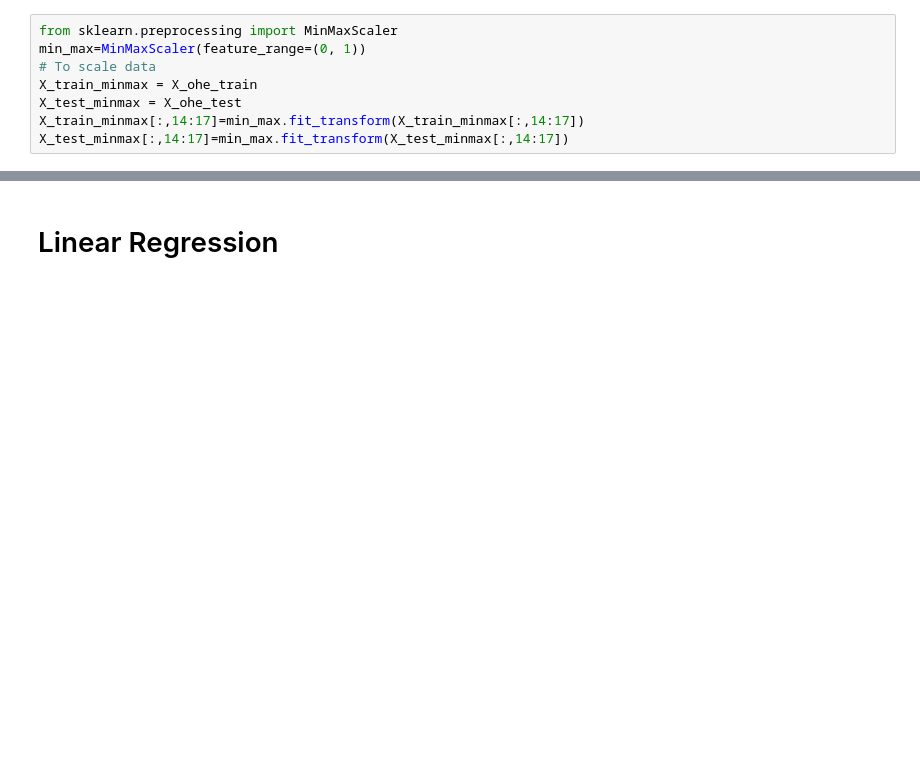
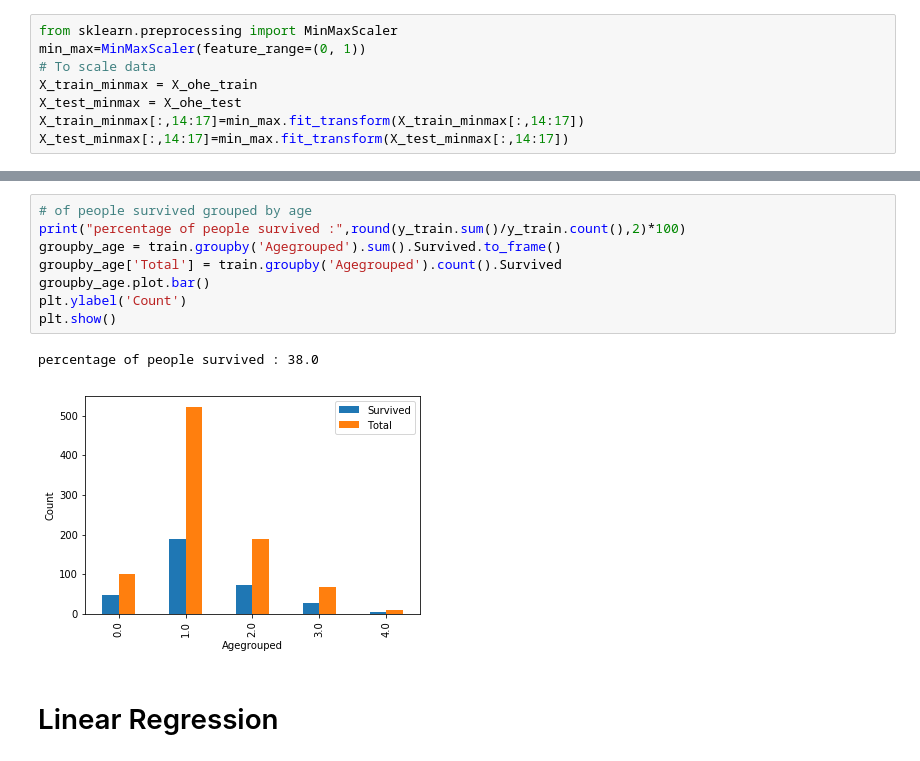
Before and after one commit to sathishkumar118/Titanic-Dataset-Solution, a Jupyter notebook: Titanic EDA NB.ipynb, the cells around one changed output, grey strips where cells are left out. Cells and saved outputs as stored; diff of their text form; blank space fills up the shorter version.

```diff
--- a/Titanic EDA NB.ipynb
+++ b/Titanic EDA NB.ipynb
@@ -232,3 +232,14 @@ Name: Survived, dtype: float64
+# %%
+# of people survived grouped by age
+print("percentage of people survived :",round(y_train.sum()/y_train.count(),2)*100)
+groupby_age = train.groupby('Agegrouped').sum().Survived.to_frame()
+groupby_age['Total'] = train.groupby('Agegrouped').count().Survived
+groupby_age.plot.bar()
+plt.ylabel('Count')
+plt.show()
+# %% [output]
+percentage of people survived : 38.0
+[figure, added]
 # %% [markdown]
 # Linear Regression
 # %%
```
Also changed, not shown: parts of 13 cells of this notebook.
